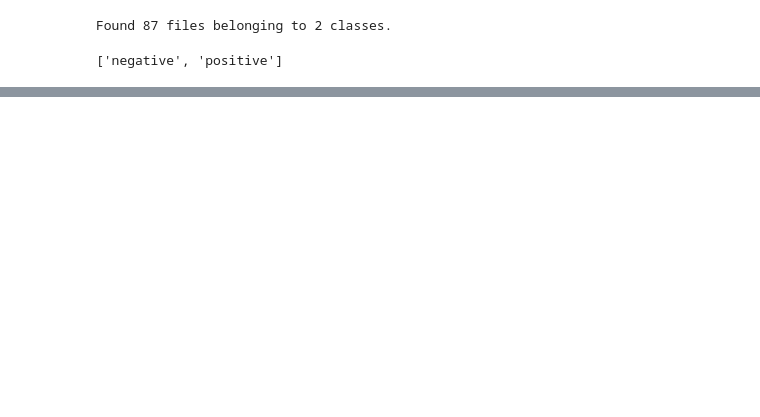
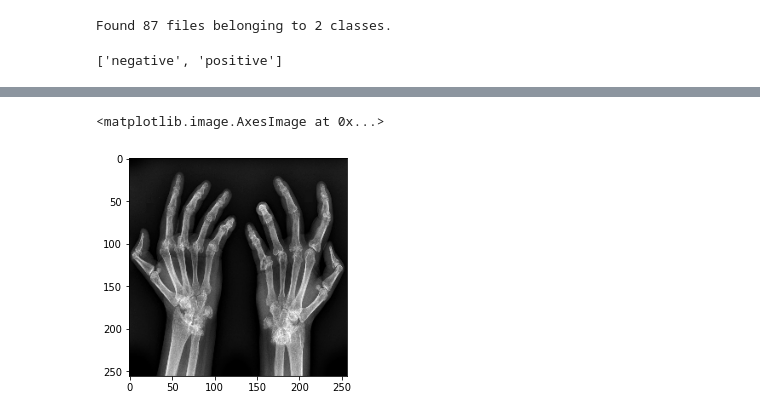
Before and after one commit to UjvalDR/RA_prep, a Jupyter notebook: TrainingModel.ipynb, the cells around one changed output, grey strips where cells are left out. Drawn from its saved outputs; the diff is of its cells as text; code cells hidden in the pictures; blank space fills up the shorter version.

```diff
--- a/TrainingModel.ipynb
+++ b/TrainingModel.ipynb
@@ -167,0 +181,7 @@ Text(0.5, 1.0, 'Training and Validation Accuracy')
+# %%
+img = resize_rescale(image_batch[0])
+# img = data_augmentation(img)
+plt.imshow(img)
+# %% [output]
+<matplotlib.image.AxesImage at 0x...>
+[figure, added]
```
Also changed, not shown: parts of 11 cells of this notebook, 4 other files.
